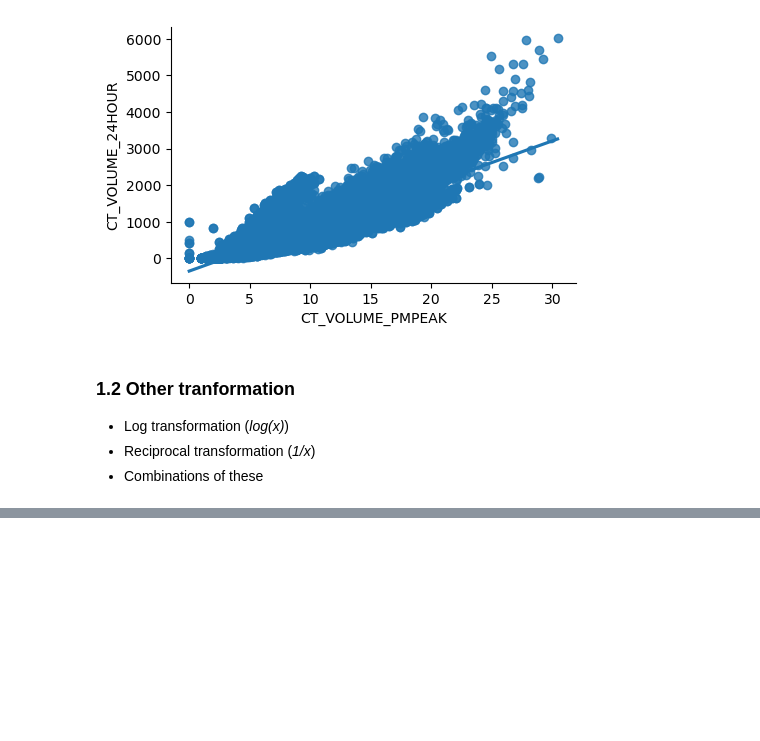
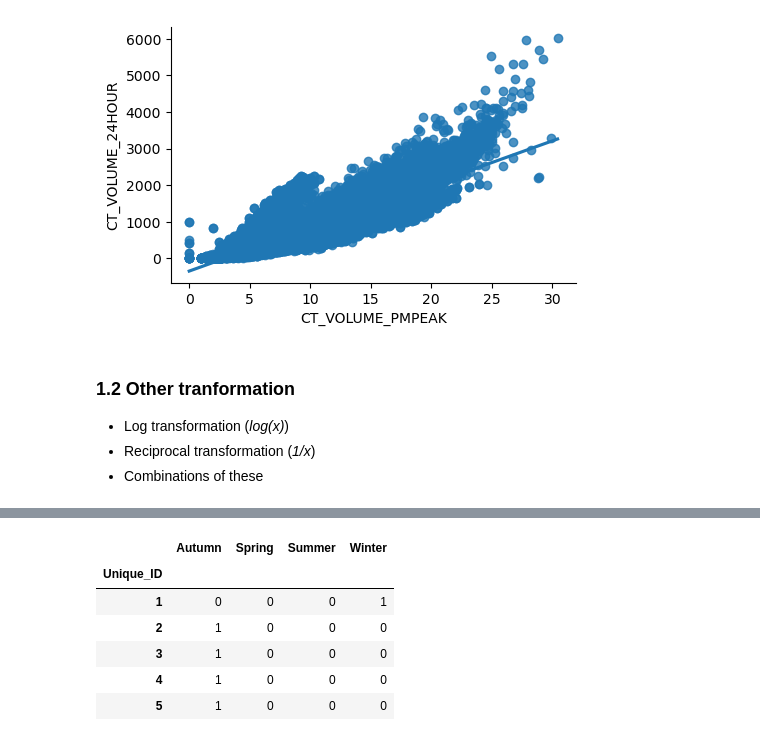
Before and after one commit to Timm26/Data_Science_Handbook, a Jupyter notebook: Preprocessing and EDA/Preprocessing.ipynb, the cells around one changed output, grey strips where cells are left out. Saved outputs shown, nothing was run; the diff lists cells and outputs as text; code cells hidden in the pictures; blank space fills up the shorter version.

```diff
--- a/Preprocessing and EDA/Preprocessing.ipynb
+++ b/Preprocessing and EDA/Preprocessing.ipynb
@@ -5,7 +5,7 @@ import matplotlib.pyplot as plt
 import seaborn as sns
 from scipy.stats import iqr
 plt.rcParams["figure.figsize"] = (5,3)
-Bicycle = pd.read_csv("../ZDatasets/Bicycle.csv", index_col=0)
+Bicycle = pd.read_csv("../ZDatasets/Bicycle.csv", index_col=0, dtype = {'Season':'category'})
 # %%
 Bicycle.head()
 # %% [output]
@@ -52,0 +69,12 @@ scatter_plot(data= Bicycle, x='CT_VOLUME_PMPEAK', y='CT_VOLUME_24HOUR')
+# %%
+# After One-Hot encoding
+Bicycle_onehot = pd.get_dummies(Bicycle['Season']).astype('int') # astype('int') or results are boolean
+Bicycle_onehot.head()
+# %% [output]
+|  | Autumn | Spring | Summer | Winter |
+| Unique_ID |  |  |  |  |
+| 1 | 0 | 0 | 0 | 1 |
+| 2 | 1 | 0 | 0 | 0 |
+| 3 | 1 | 0 | 0 | 0 |
+| 4 | 1 | 0 | 0 | 0 |
+| 5 | 1 | 0 | 0 | 0 |
```
Also changed, not shown: parts of 2 cells of this notebook, 2 other files.
